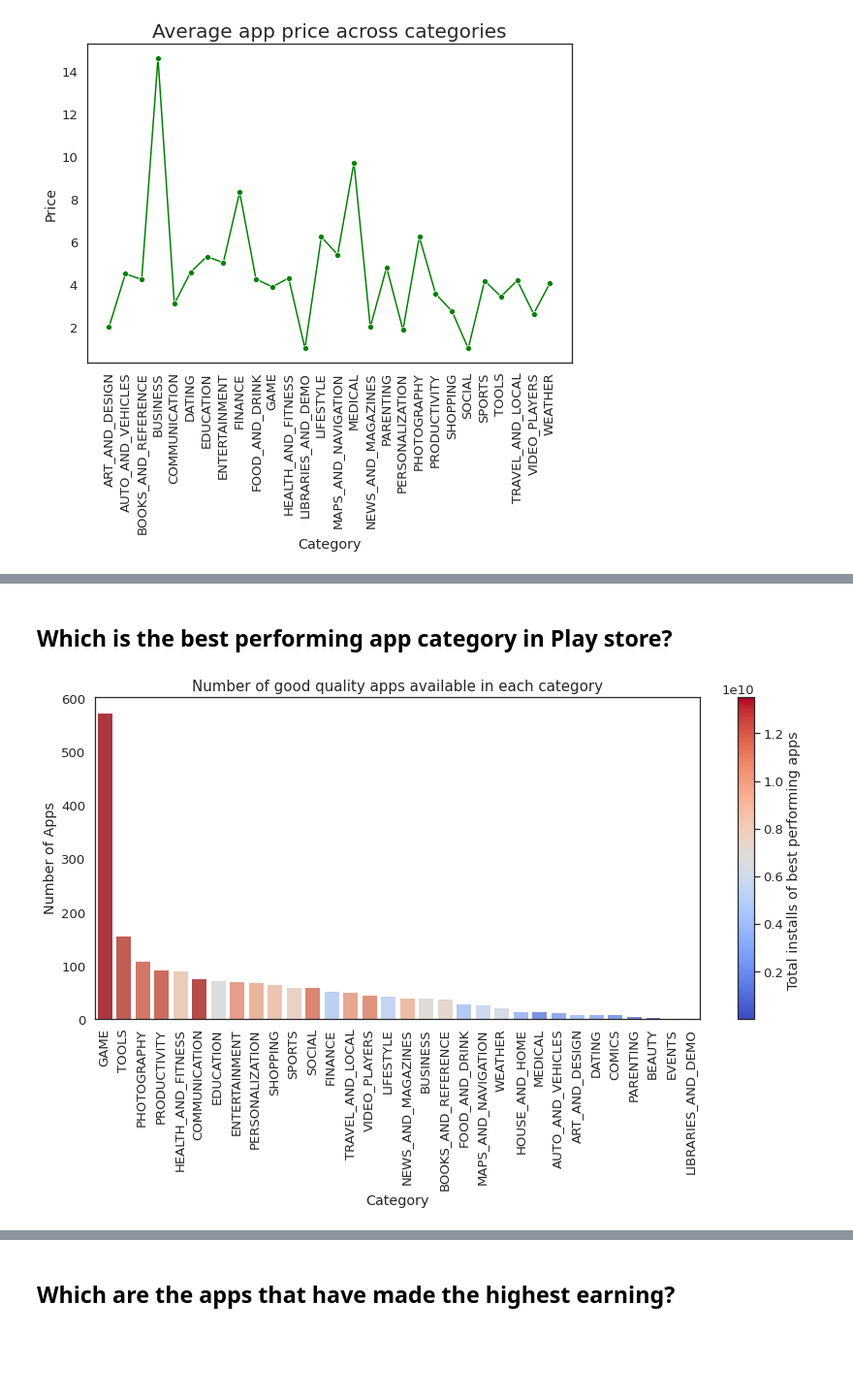
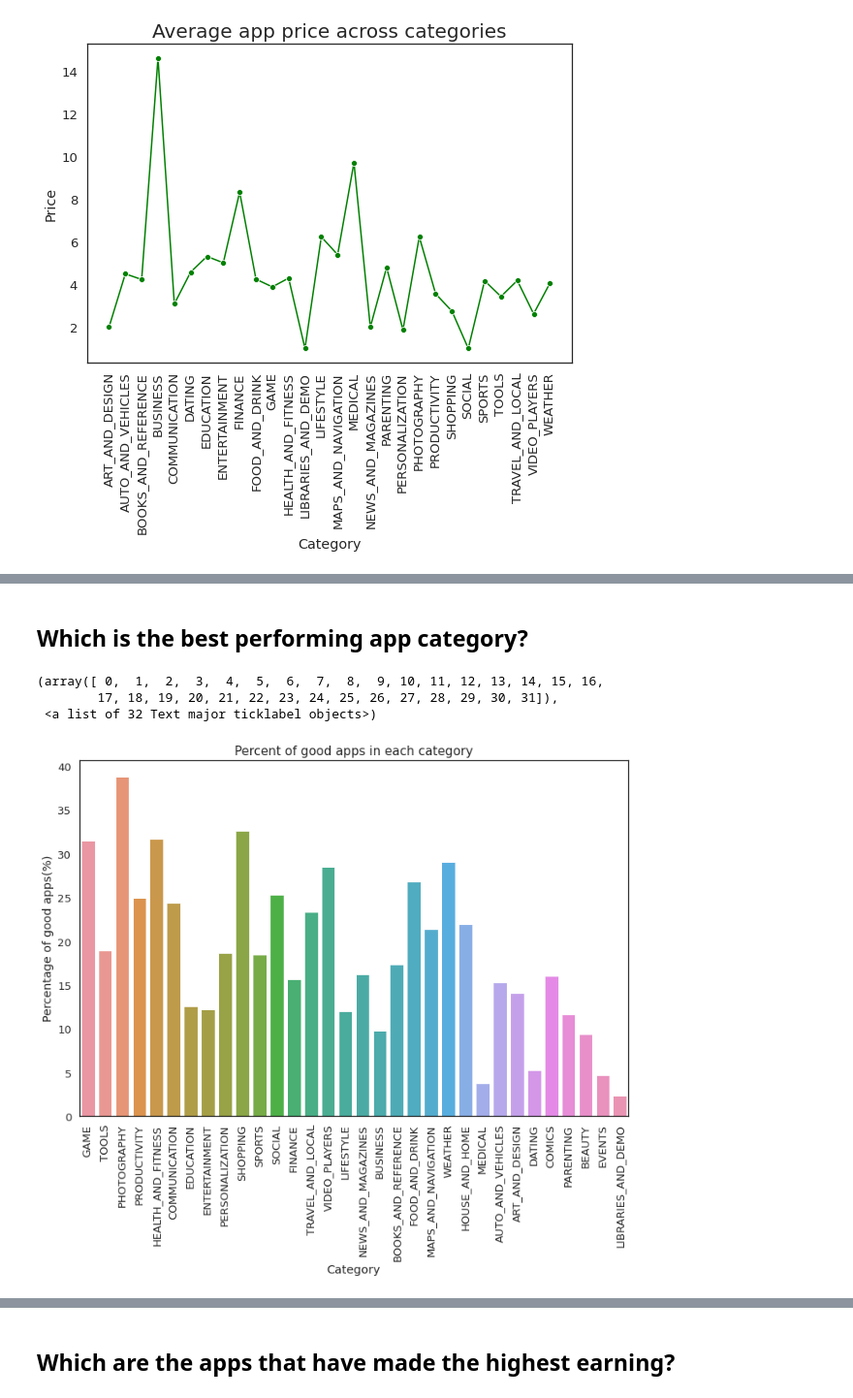
Before and after one commit to RadhikaRM/Playstore-Data-Analysis, a Jupyter notebook: PlayStore_EDA.ipynb, the cells around one changed output, grey strips where cells are left out. Shown at 97% size. Drawn from its saved outputs; the diff is of its cells as text; code cells hidden in the pictures; blank space fills up the shorter version.

```diff
--- a/PlayStore_EDA.ipynb
+++ b/PlayStore_EDA.ipynb
@@ -1213,20 +1231,16 @@ plt.tight_layout()
 # %% [markdown]
-## **Which is the best performing app category in Play store?**
+## **Which is the best performing app category?**
-# %%
-plt.figure(figsize=(12,8))
-bestcategory_df=PS_df[(PS_df['Rating']>=4.3) & (PS_df['Installs']>=1000000)].groupby(['Category'],as_index=False).agg(
-    no_of_apps=('App','count'),total_installs=('Installs','sum')).sort_values(by='no_of_apps',ascending=False)#defining the criteria for best performing apps
-
-plot = plt.scatter(x='Category',y='no_of_apps', c='total_installs',data=bestcategory_df, cmap='coolwarm')
-plt.clf()# plt.clf()
-cbar=plt.colorbar(plot)#Creating a colormap
-cbar.set_label('Total installs of best performing apps ')
-#Number of good quality apps available in each category
-ax = sns.barplot(x='Category',y='no_of_apps', hue='total_installs', data=bestcategory_df,palette='coolwarm', dodge=False)
-ax.set_ylabel('Number of Apps')
-plt.xticks(rotation=90)
-ax.legend_.remove()
-plt.title('Number of good quality apps available in each category',size=15)
-plt.tight_layout()
-# %% [output]
-[figure, removed]
+# %%
+category_type.set_index('Category',inplace=True)
+#Finding category with the highest percent of good apps
+plt.figure(figsize=(12,8))
+bestcategory_df['percent_of_good_apps']=(bestcategory_df['no_of_goodapps']/category_type['no_of_apps'])*100
+sns.barplot(x=bestcategory_df.index,y='percent_of_good_apps', data=bestcategory_df)
+plt.title('Percent of good apps in each category',size=15)
+plt.ylabel('Percentage of good apps(%)')
+plt.xticks(rotation=90)
+# %% [output]
+(array([ 0,  1,  2,  3,  4,  5,  6,  7,  8,  9, 10, 11, 12, 13, 14, 15, 16,
+        17, 18, 19, 20, 21, 22, 23, 24, 25, 26, 27, 28, 29, 30, 31]),
+ <a list of 32 Text major ticklabel objects>)
+[figure, added]
```
Also changed, not shown: parts of 11 cells of this notebook.
